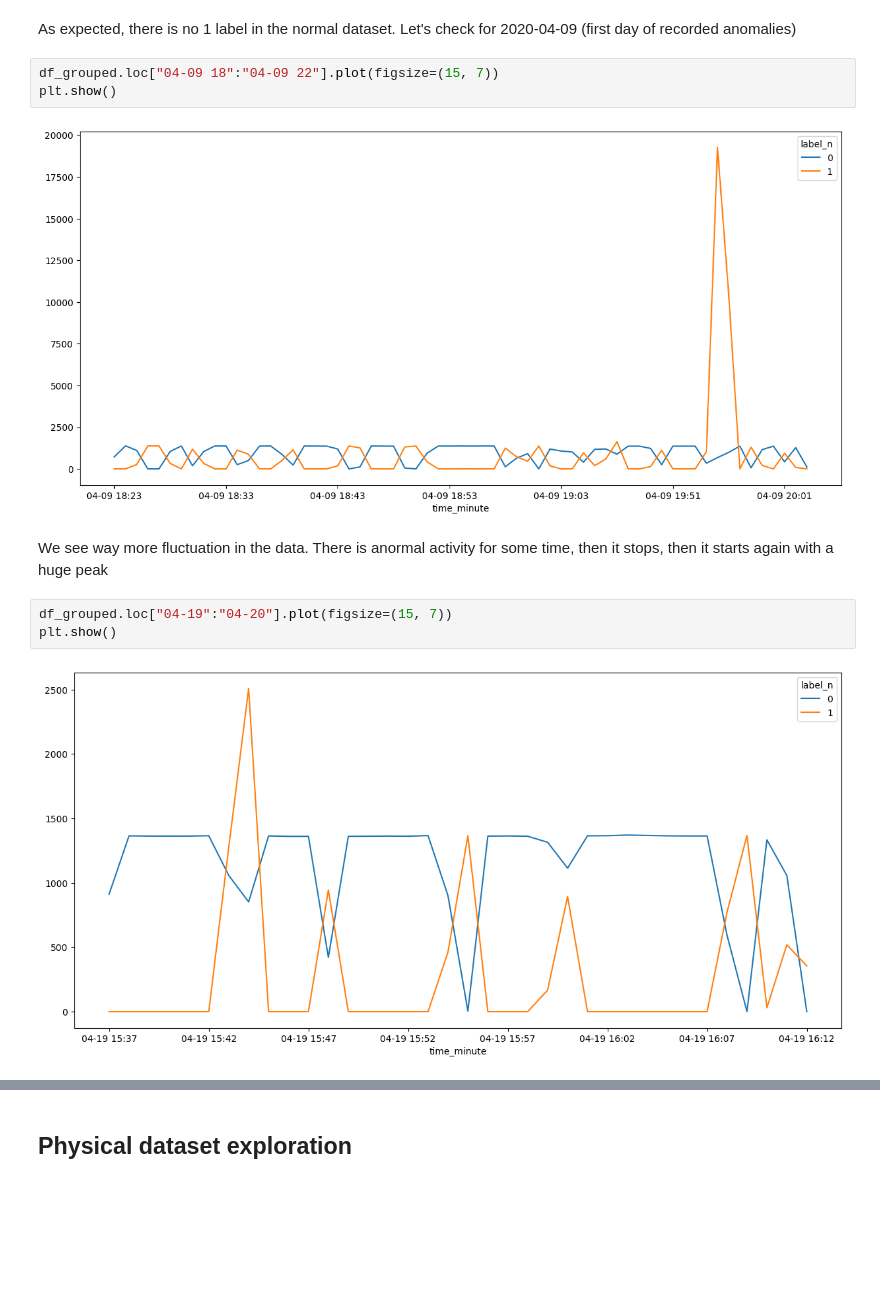
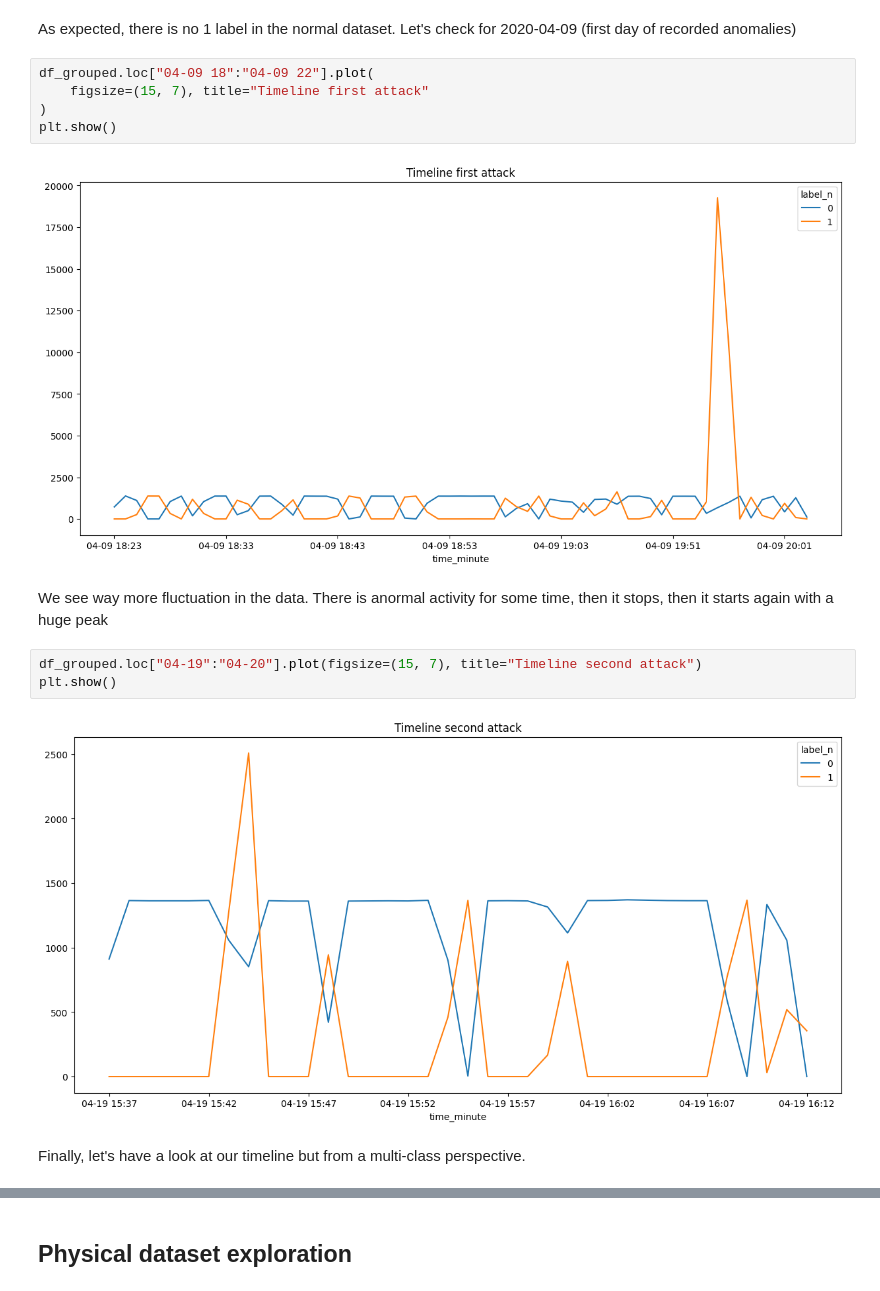
Before and after one commit to theo88400/ML-SECU2024, a Jupyter notebook: src/data_exploration/exploration.ipynb, the cells around one changed output, grey strips where cells are left out. Cells and saved outputs as stored; diff of their text form; blank space fills up the shorter version.

```diff
--- a/src/data_exploration/exploration.ipynb
+++ b/src/data_exploration/exploration.ipynb
@@ -511,14 +513,18 @@ plt.show()
 # %% [markdown]
 As expected, there is no 1 label in the normal dataset. Let's check for 2020-04-09 (first day of recorded anomalies)
 # %%
-df_grouped.loc["04-09 18":"04-09 22"].plot(figsize=(15, 7))
+df_grouped.loc["04-09 18":"04-09 22"].plot(
+    figsize=(15, 7), title="Timeline first attack"
+)
 plt.show()
 # %% [output]
-[figure, old version]
+[figure, new version]
 # %% [markdown]
 We see way more fluctuation in the data. There is anormal activity for some time, then it stops, then it starts again with a huge peak
 # %%
-df_grouped.loc["04-19":"04-20"].plot(figsize=(15, 7))
+df_grouped.loc["04-19":"04-20"].plot(figsize=(15, 7), title="Timeline second attack")
 plt.show()
 # %% [output]
-[figure, old version]
+[figure, new version]
+# %% [markdown]
+Finally, let's have a look at our timeline but from a multi-class perspective.
```
Also changed, not shown: parts of 7 cells of this notebook.
